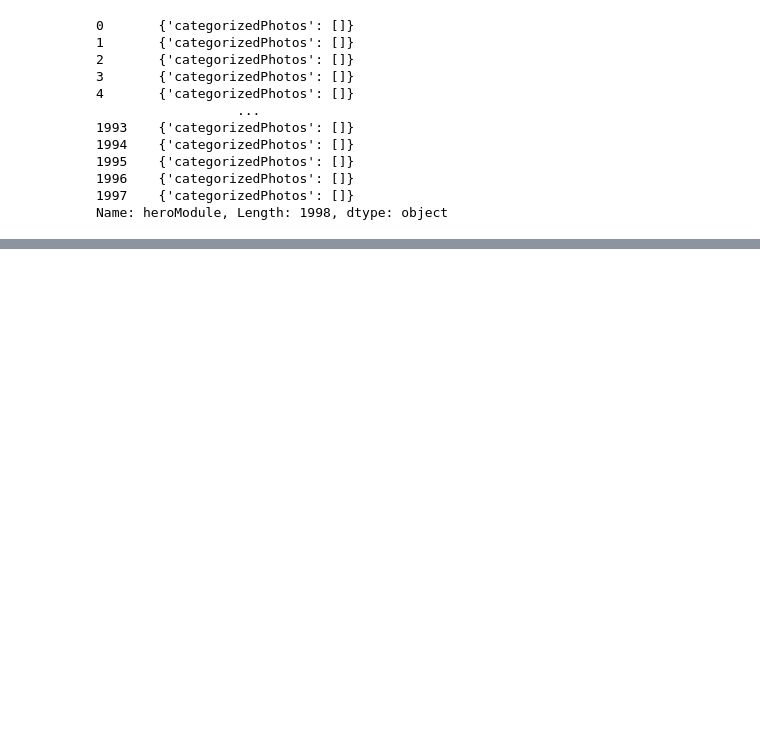
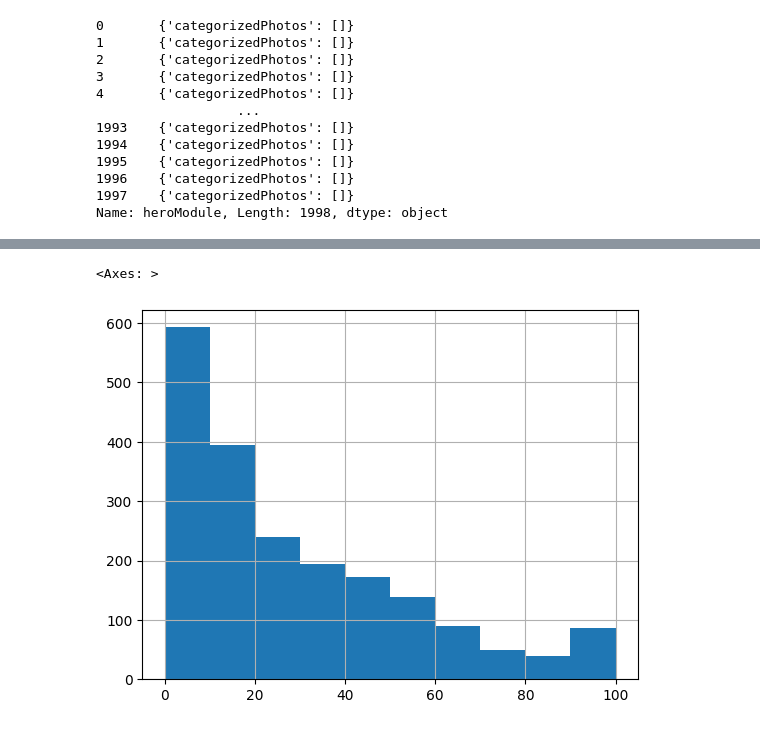
Before and after one commit to manuelarcer/airbnylizer, a Jupyter notebook: explore_largeJSON.ipynb, the cells around one changed output, grey strips where cells are left out. Cells and saved outputs as stored; diff of their text form; code cells hidden in the pictures; blank space fills up the shorter version.

```diff
--- a/explore_largeJSON.ipynb
+++ b/explore_largeJSON.ipynb
@@ -325,0 +370,5 @@ KeyError: 'rate'
+# %%
+df.occupancyPercentage.hist()
+# %% [output]
+<Axes: >
+[figure, added]
```
Also changed, not shown: parts of 40 cells of this notebook.
